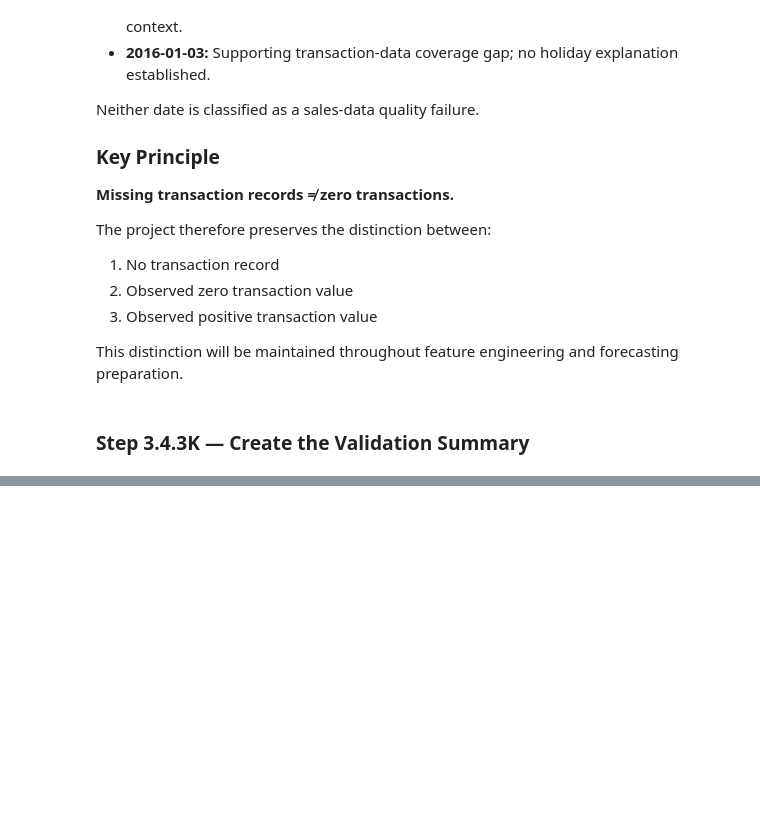
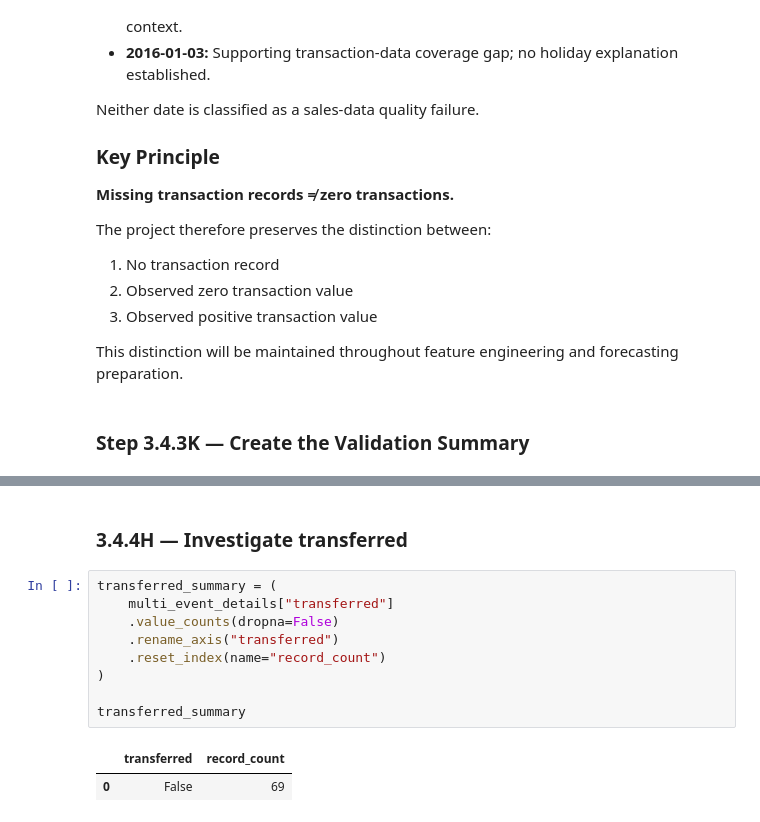
Before and after one commit to Abu-Hozaifa-Retail-Analyst/retail-sales-forecasting, a Jupyter notebook: notebooks/01_data_quality/02_initial_data_profiling.ipynb, the cells around one changed output, grey strips where cells are left out. Cells and saved outputs as stored; diff of their text form; blank space fills up the shorter version.

```diff
--- a/notebooks/01_data_quality/02_initial_data_profiling.ipynb
+++ b/notebooks/01_data_quality/02_initial_data_profiling.ipynb
@@ -4247,0 +4575,14 @@ transaction_validation_summary
+# %% [markdown]
+### 3.4.4H — Investigate transferred
+# %%
+transferred_summary = (
+    multi_event_details["transferred"]
+    .value_counts(dropna=False)
+    .rename_axis("transferred")
+    .reset_index(name="record_count")
+)
+
+transferred_summary
+# %% [output]
+|  | transferred | record_count |
+| 0 | False | 69 |
```
Also changed, not shown: parts of 26 cells of this notebook, 1 other file.
